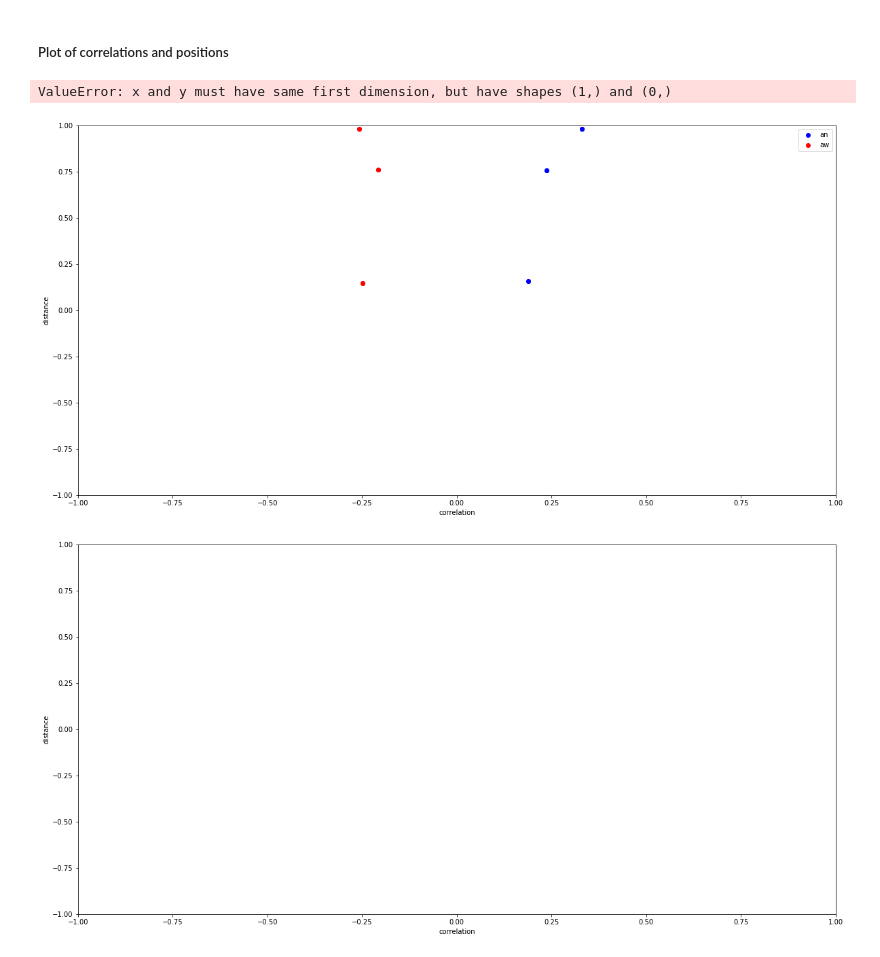
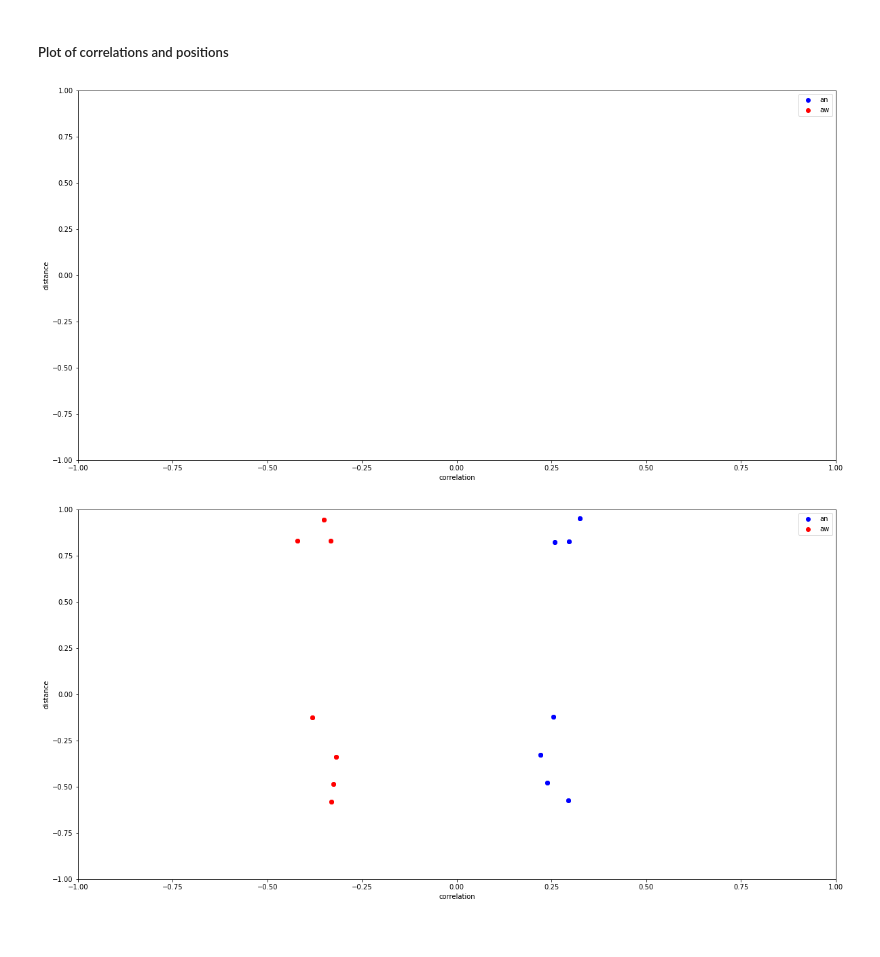
Before and after one commit to nedeljkovicmajaa/LMU_neuroscience, a Jupyter notebook: noise_correlation.ipynb, the cells around one changed output. Cells and saved outputs as stored; diff of their text form; code cells hidden in the pictures.

```diff
--- a/noise_correlation.ipynb
+++ b/noise_correlation.ipynb
@@ -194,15 +187,17 @@ all_dict = []
 
 for trial in range(1,len(index)):
 
-    index, dat_tr, dat_stan, dat_staw = divide_data(index, trial, mat_load)
+    index, dat_tr, dat_stan, dat_staw, ind_stan, ind_staw = divide_data(index, trial, mat_load, ind_load)
 
     for sesion in range(4):
         #choose session
         dat_sean = dat_stan[:, sesion, :, :]
         dat_seaw = dat_staw[:, sesion, :, :]
+        ind_sean = ind_stan[:, sesion, :, :]
+        ind_seaw = ind_staw[:, sesion, :, :]
 
         #make dict to convert to dataframe
-        dat_df_an, dat_df_aw = make_dict(index, trial, lista[sesion], dat_sean, dat_seaw)
+        dat_df_an, dat_df_aw = make_dict(index, trial, lista[sesion], dat_sean, dat_seaw, ind_sean, ind_seaw)
 
         #exclude the rows/columns which index is not in the other dataframe
         df_corr_an, df_corr_aw = exclude_nan(dat_df_an, dat_df_aw)
@@ -269,22 +261,24 @@ index = [0, 118, 88, 100, 98, 109, 78, 121, 76, 113, 97, 112, 118]
 
 for trial in range(1,len(index)):
 
-    index, dat_tr, dat_stan, dat_staw = divide_data(index, trial, mat_load)
+    index, dat_tr, dat_stan, dat_staw, ind_stan, ind_staw = divide_data(index, trial, mat_load, ind_load)
 
     for sesion in range(4):
 
         #choose session
         dat_sean = dat_stan[:, sesion, :, :]
         dat_seaw = dat_staw[:, sesion, :, :]
+        ind_sean = ind_stan[:, sesion, :, :]
+        ind_seaw = ind_staw[:, sesion, :, :]
 
         #plot the correlation distribution
         f, ax = plt.subplots(3,2,figsize=(20, 10))
         for speaker in range(0,6):
             #make dict to convert to dataframe
             if(speaker==5):
-                dat_df_an, dat_df_aw = make_dict(index, trial, lista[sesion], dat_sean, dat_seaw)
+                dat_df_an, dat_df_aw = make_dict(index, trial, lista[sesion], dat_sean, dat_seaw, ind_sean, ind_seaw)
             else:
-                dat_df_an, dat_df_aw = make_dict_one_speaker(index, trial, lista[sesion], dat_sean, dat_seaw, speaker)
+                dat_df_an, dat_df_aw = make_dict_one_speaker(index, trial, lista[sesion], dat_sean, dat_seaw, speaker, ind_sean, ind_seaw)
 
             #exclude the rows/columns which index is not in the other dataframe
             df_corr_an, df_corr_aw = exclude_nan(dat_df_an, dat_df_aw)
@@ -325,16 +319,18 @@ index = [0, 118, 88, 100, 98, 109, 78, 121, 76, 113, 97, 112, 118]
 
 for trial in range(1,len(index)):
 
-    index, dat_tr, dat_stan, dat_staw = divide_data(index, trial, mat_load)
+    index, dat_tr, dat_stan, dat_staw, ind_stan, ind_staw = divide_data(index, trial, mat_load, ind_load)
 
     for sesion in range(4):
 
         #choose session
         dat_sean = dat_stan[:, sesion, :, :]
         dat_seaw = dat_staw[:, sesion, :, :]
+        ind_sean = ind_stan[:, sesion, :, :]
+        ind_seaw = ind_staw[:, sesion, :, :]
 
         #make dict to convert to dataframe
-        dat_df_an, dat_df_aw = make_dict(index, trial, lista[sesion], dat_sean, dat_seaw)
+        dat_df_an, dat_df_aw = make_dict(index, trial, lista[sesion], dat_sean, dat_seaw, ind_sean, ind_seaw)
 
         #exclude the rows/columns which index is not in the other dataframe
         df_corr_an, df_corr_aw = exclude_nan(dat_df_an, dat_df_aw)
@@ -365,11 +361,10 @@ for trial in range(1,len(index)):
 
 #lenghts of each trial
 index = [0, 118, 88, 100, 98, 109, 78, 121, 76, 113, 97, 112, 118]
-lista = [k[0] for k in indices_load]
 
 for trial in range(1,len(index)):
 
-    index, dat_tr, dat_stan, dat_staw = divide_data(index, trial, mat_load)
+    index, dat_tr, dat_stan, dat_staw, ind_stan, ind_staw = divide_data(index, trial, mat_load, ind_load)
     pos_tr = roi_load[index[trial-1] : index[trial]+1, :, :, :]
 
     #choose state
@@ -385,10 +380,11 @@ for trial in range(1,len(index)):
         dat_seaw = dat_staw[:, sesion, :, :]
         pos_sean = pos_stan[:, :, sesion]
         pos_seaw = pos_staw[:, :, sesion]
+        ind_sean = ind_stan[:, sesion, :, :]
+        ind_seaw = ind_staw[:, sesion, :, :]
 
         #make dict to convert to dataframe
-        dat_df_an, dat_df_aw = make_dict(index, trial, lista, dat_sean, dat_seaw)
-
+        dat_df_an, dat_df_aw = make_dict(index, trial, lista[sesion], dat_sean, dat_seaw, ind_sean, ind_seaw)
         #exclude the rows/columns which index is not in the other dataframe
         df_corr_an, df_corr_aw = exclude_nan(dat_df_an, dat_df_aw)
 
@@ -420,7 +416,7 @@ index = [0, 118, 88, 100, 98, 109, 78, 121, 76, 113, 97, 112, 118]
 
 for trial in range(1,len(index)):
 
-    index, dat_tr, dat_stan, dat_staw = divide_data(index, trial, mat_load)
+    index, dat_tr, dat_stan, dat_staw, ind_stan, ind_staw = divide_data(index, trial, mat_load, ind_load)
     pos_tr = roi_load[index[trial-1] : index[trial]+1, :, :, :]
 
     #choose state
@@ -434,9 +430,11 @@ for trial in range(1,len(index)):
         dat_seaw = dat_staw[:, sesion, :, :]
         pos_sean = pos_stan[:, :, sesion]
         pos_seaw = pos_staw[:, :, sesion]
+        ind_sean = ind_stan[:, sesion, :, :]
+        ind_seaw = ind_staw[:, sesion, :, :]
 
         #make dict to convert to dataframe
-        dat_df_an, dat_df_aw = make_dict(index, trial, lista[sesion], dat_sean, dat_seaw)
+        dat_df_an, dat_df_aw = make_dict(index, trial, lista[sesion], dat_sean, dat_seaw, ind_sean, ind_seaw)
 
         #exclude the rows/columns which index is not in the other dataframe
         df_corr_an, df_corr_aw = exclude_nan(dat_df_an, dat_df_aw)
@@ -450,35 +448,34 @@ for trial in range(1,len(index)):
                 df_corr_aw_pos.loc[i, j] = np.sqrt((pos_seaw[i, 0]-pos_seaw[j,0])**2 + (pos_seaw[i, 1]-pos_seaw[j,1])**2)
 
         df_corr_an_pos = pd.DataFrame(df_corr_an_pos, index=None).astype(float)
         df_corr_aw_pos = pd.DataFrame(df_corr_aw_pos, index=None).astype(float)
         df_corr_an_pos = df_corr_an_pos.corr().dropna(how='all', axis=1).dropna(how='all', axis=0)
         df_corr_aw_pos = df_corr_aw_pos.corr().dropna(how='all', axis=1).dropna(how='all', axis=0)
 
         #only look at the anticoorrelated ones in awake condition, and coresponding ones in anesthrized condition
-        df_corr_aw[df_corr_aw > -0.2] = nan
-        ll = df_corr_aw < -0.2
+        df_corr_aw[df_corr_aw > -0.3] = nan
+        ll = df_corr_aw < -0.3
         df_corr_an = df_corr_an*ll
         df_corr_an[df_corr_an == 0] = nan
 
         #unstacking the data for plotting
         df_an_line = df_corr_an.unstack()
         df_aw_line = df_corr_aw.unstack()
         df_an_line_pos = df_corr_an_pos.unstack()
         df_aw_line_pos = df_corr_aw_pos.unstack()
 
         #plot the correlation distribution
         f, ax = plt.subplots(figsize=(20, 10))
         ax.set_xlim([-1, 1])
         ax.set_ylim([-1, 1])
         ax.set_xlabel('correlation')
         ax.set_ylabel('distance')
 
         ax.plot(df_an_line, df_an_line_pos, 'o', color='blue', label='activity')
         ax.plot(df_aw_line, df_aw_line_pos, 'o', color='red', label='awakening')
         ax.legend(['an', 'aw'])
 
     break
 # %% [output]
-ValueError: x and y must have same first dimension, but have shapes (1,) and (0,)
-[figure, old version]
+[figure, new version]
-[figure, old version]
+[figure, new version]
```
Also changed, not shown: parts of 11 cells of this notebook, 1 other file.
